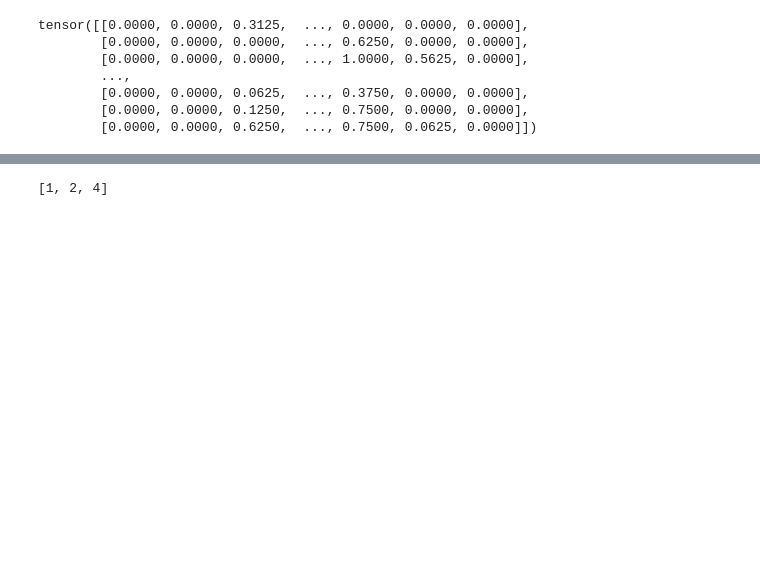
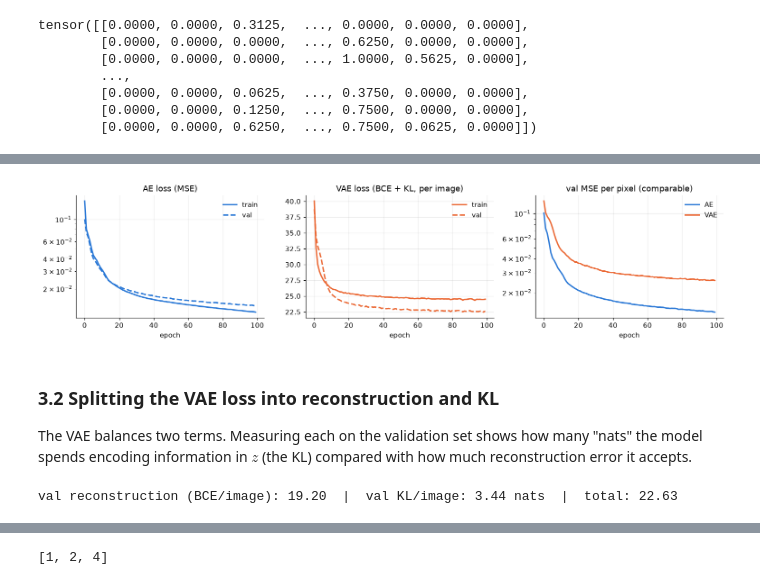
Before and after one commit to rajatsainju2025/ml-tutorial, a Jupyter notebook: micrograd/02_ae.ipynb, the cells around one changed output, grey strips where cells are left out. Drawn from its saved outputs; the diff is of its cells as text; code cells hidden in the pictures; blank space fills up the shorter version.

```diff
--- a/micrograd/02_ae.ipynb
+++ b/micrograd/02_ae.ipynb
@@ -72,7 +215,7 @@ class AutoEncoder(nn.Module):
 
 
 ## 2.2 VAE
-class VAE(Autoencoder):
+class VAE(AutoEncoder):
     """Same shape, but encoder outputs (mu, logvar) and we add a KL term."""
     def __init__(self, d_in=64, d_hidden=128, d_latent=8, beta=1.0):
         super().__init__(d_in, d_hidden, d_latent)
@@ -87,7 +230,7 @@ class VAE(Autoencoder):
     def loss(self, x):
         x_hat, (mu, logvar) = self(x)
         recon = F.binary_cross_entropy(x_hat, x, reduction="sum") / len(x)
-        kl = -0.5 * torch.sum(mu + logvar - mu.pow(2) - logvar.exp()) / len(x)
+        kl = -0.5 * torch.sum(1 + logvar - mu.pow(2) - logvar.exp()) / len(x)
         return recon + self.beta * kl
 
     @torch.inference_mode()
@@ -98,0 +245,7 @@ array([0, 1, 2, ..., 8, 9, 8], shape=(1797,))
+# %%
+xb = X_tr[:5]
+for name, m in [("AutoEncoder", AutoEncoder()), ("VAE", VAE())]:
+    x_hat, z = m(xb)
+    n_params = sum(p.numel() for p in m.parameters())
+    z_shape = tuple(z.shape) if torch.is_tensor(z) else f"mu {tuple(z[0].shape)}, logvar {tuple(z[1].shape)}"
+    print(f"{name:12s} | params {n_params:6,d} | x {tuple(xb.shape)} -> z {z_shape} -> x_hat {tuple(x_hat.shape)} | initial loss {m.loss(xb).item():.4f}")
@@ -126,0 +301,8 @@ def encode(model, X):
+# %%
+torch.manual_seed(SEED)
+print("AutoEncoder")
+ae = fit(AutoEncoder().to(device), epochs=100)
+
+torch.manual_seed(SEED)
+print("VAE")
+vae = fit(VAE().to(device), epochs=100)
@@ -126,0 +325,32 @@ def encode(model, X):
+# %%
+fig, axes = plt.subplots(1, 3, figsize=(14, 3.4))
+for ax, m, title, c in [(axes[0], ae, "AE loss (MSE)", C_AE), (axes[1], vae, "VAE loss (BCE + KL, per image)", C_VAE)]:
+    ax.plot(m.history["train_loss"], color=c, label="train")
+    ax.plot(m.history["val_loss"], color=c, ls="--", label="val")
+    ax.set_title(title); ax.set_xlabel("epoch"); ax.legend(frameon=False)
+axes[0].set_yscale("log")
+
+axes[2].plot(ae.history["val_mse"], color=C_AE, label="AE")
+axes[2].plot(vae.history["val_mse"], color=C_VAE, label="VAE")
+axes[2].set_yscale("log"); axes[2].set_title("val MSE per pixel (comparable)"); axes[2].set_xlabel("epoch")
+axes[2].legend(frameon=False)
+plt.tight_layout(); plt.show()
+# %% [output]
+[figure, added]
+# %% [markdown]
+### 3.2 Splitting the VAE loss into reconstruction and KL
+The VAE balances two terms. Measuring each on the validation set shows how many "nats" the model spends encoding information in $z$ (the KL) compared with how much reconstruction error it accepts.
+# %%
+@torch.inference_mode()
+def vae_parts(model, X):
+    model.eval()
+    x = X.to(device)
+    x_hat, (mu, logvar) = model(x)
+    recon = F.binary_cross_entropy(x_hat, x, reduction="sum").item() / len(x)
+    kl_per_dim = (-0.5 * (1 + logvar - mu.pow(2) - logvar.exp())).mean(0).cpu().numpy()
+    return recon, kl_per_dim
+
+recon, kl_dim = vae_parts(vae, X_va)
+print(f"val reconstruction (BCE/image): {recon:.2f}  |  val KL/image: {kl_dim.sum():.2f} nats  |  total: {recon + kl_dim.sum():.2f}")
+# %% [output]
+val reconstruction (BCE/image): 19.20  |  val KL/image: 3.44 nats  |  total: 22.63
```
Also changed, not shown: parts of 59 cells of this notebook.
